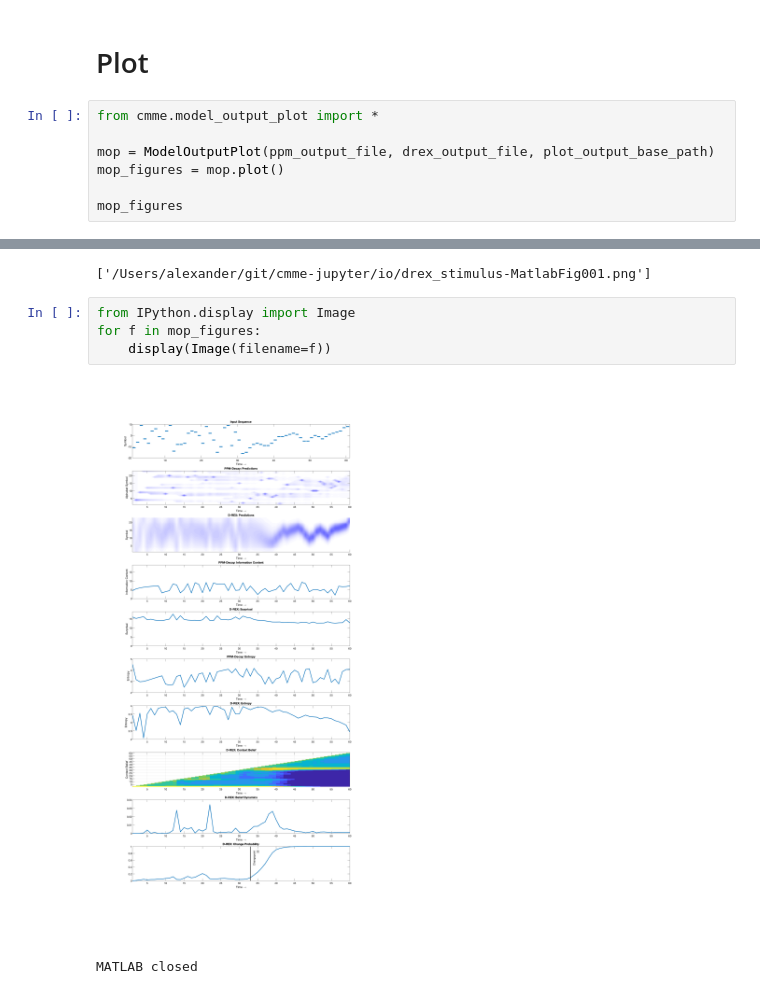
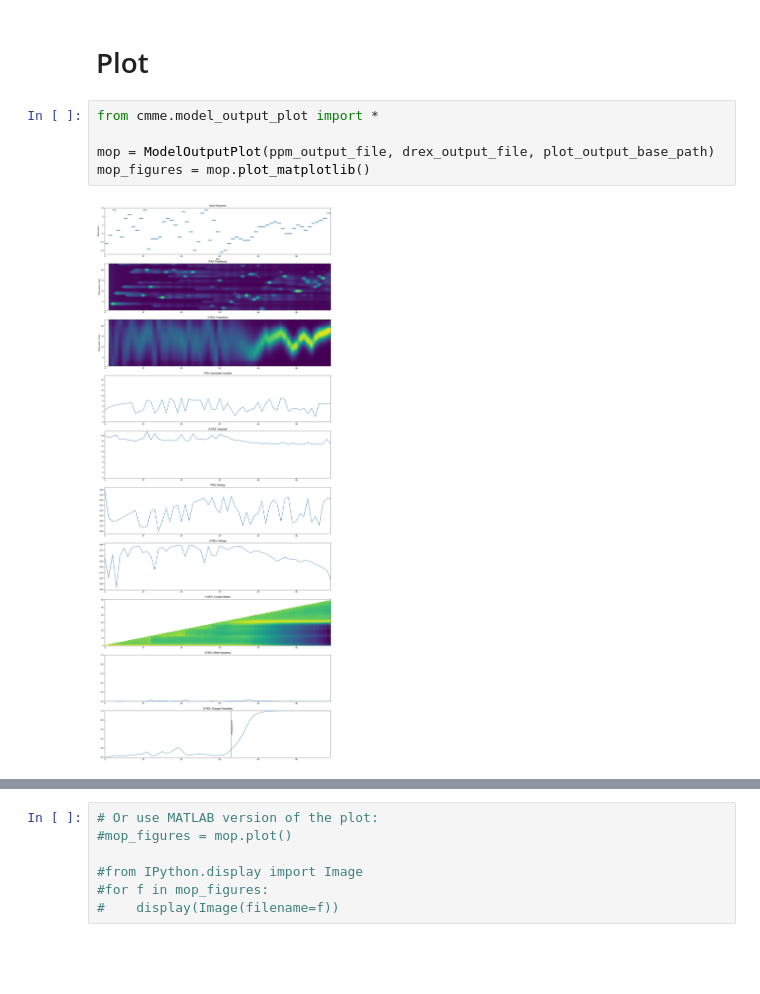
Before and after one commit to lexngu/cmme-jupyter, a Jupyter notebook: stimulus_drex.ipynb, the cells around one changed output, grey strips where cells are left out. Drawn from its saved outputs; the diff is of its cells as text; blank space fills up the shorter version.

Commit message:
plot using matplotlib (without MATLAB)

```diff
--- a/stimulus_drex.ipynb
+++ b/stimulus_drex.ipynb
@@ -127,8 +127,7 @@ DREX output file: /Users/alexander/git/cmme-jupyter/io/drex_stimulus-drex_model_
 # %%
 from cmme.model_output_plot import *
 
 mop = ModelOutputPlot(ppm_output_file, drex_output_file, plot_output_base_path)
-mop_figures = mop.plot()
-
-mop_figures
+mop_figures = mop.plot_matplotlib()
 # %% [output]
+[figure, added]
@@ -140,8 +135,7 @@ mop_figures
-['/Users/alexander/git/cmme-jupyter/io/drex_stimulus-MatlabFig001.png']
 # %%
-from IPython.display import Image
-for f in mop_figures:
-    display(Image(filename=f))
+# Or use MATLAB version of the plot:
+#mop_figures = mop.plot()
+
+#from IPython.display import Image
+#for f in mop_figures:
+#    display(Image(filename=f))
-# %% [output]
-[figure, removed]
-MATLAB closed
```
Also changed, not shown: parts of 3 cells of this notebook, 1 other file.
